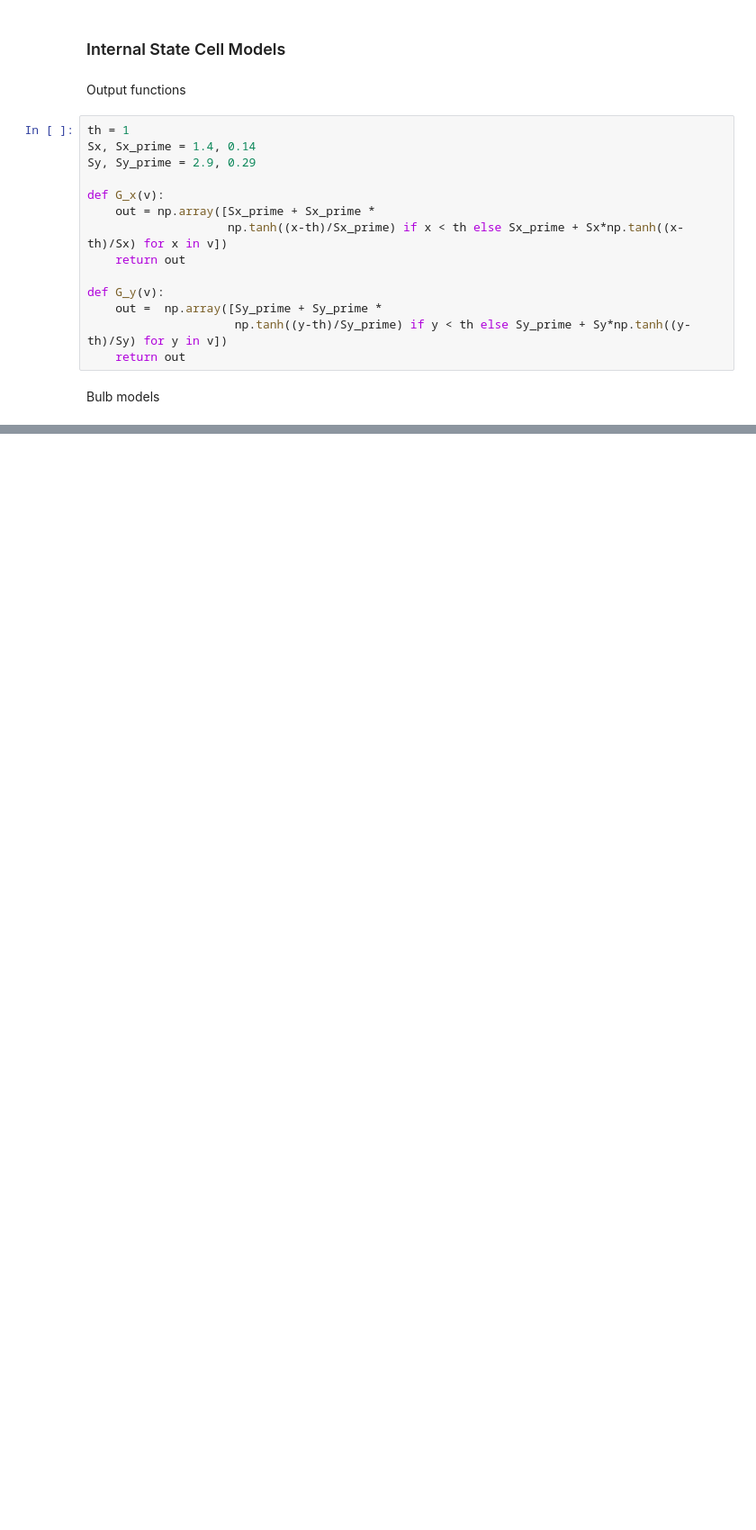
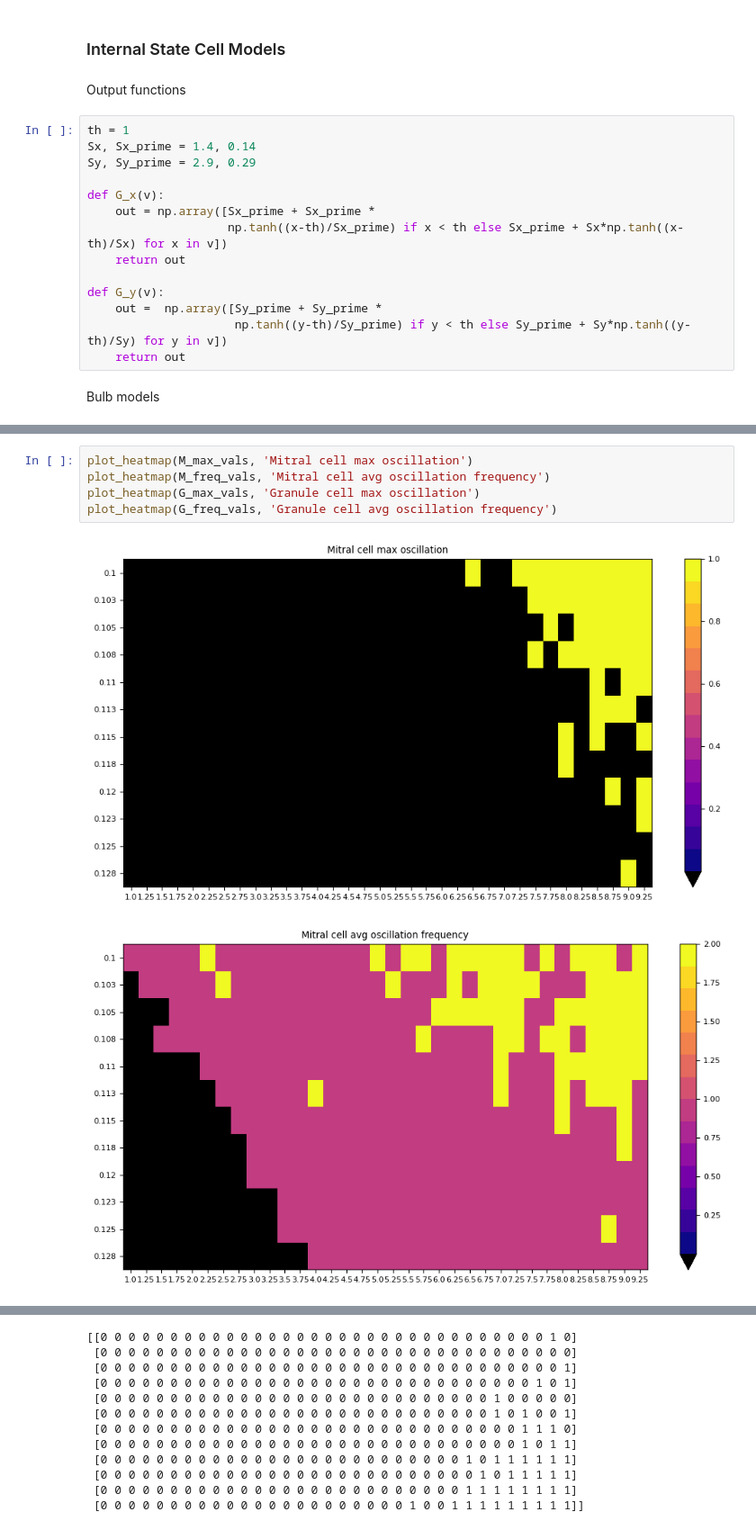
Before and after one commit to jhsieh731/23_research, a Jupyter notebook: 1989_Li.ipynb, the cells around one changed output, grey strips where cells are left out. Shown at 90% size. Cells and saved outputs as stored; diff of their text form; blank space fills up the shorter version.

```diff
--- a/1989_Li.ipynb
+++ b/1989_Li.ipynb
@@ -215,0 +312,8 @@ plt.plot(generate_xy(8, 0.13)[0])
+# %%
+plot_heatmap(M_max_vals, 'Mitral cell max oscillation')
+plot_heatmap(M_freq_vals, 'Mitral cell avg oscillation frequency')
+plot_heatmap(G_max_vals, 'Granule cell max oscillation')
+plot_heatmap(G_freq_vals, 'Granule cell avg oscillation frequency')
+# %% [output]
+[figure, added]
+[figure, added]
@@ -215,0 +322,12 @@ plt.plot(generate_xy(8, 0.13)[0])
+[[0 0 0 0 0 0 0 0 0 0 0 0 0 0 0 0 0 0 0 0 0 0 0 0 0 0 0 0 0 0 0 0 1 0]
+ [0 0 0 0 0 0 0 0 0 0 0 0 0 0 0 0 0 0 0 0 0 0 0 0 0 0 0 0 0 0 0 0 0 0]
+ [0 0 0 0 0 0 0 0 0 0 0 0 0 0 0 0 0 0 0 0 0 0 0 0 0 0 0 0 0 0 0 0 0 1]
+ [0 0 0 0 0 0 0 0 0 0 0 0 0 0 0 0 0 0 0 0 0 0 0 0 0 0 0 0 0 0 0 1 0 1]
+ [0 0 0 0 0 0 0 0 0 0 0 0 0 0 0 0 0 0 0 0 0 0 0 0 0 0 0 0 1 0 0 0 0 0]
+ [0 0 0 0 0 0 0 0 0 0 0 0 0 0 0 0 0 0 0 0 0 0 0 0 0 0 0 0 1 0 1 0 0 1]
+ [0 0 0 0 0 0 0 0 0 0 0 0 0 0 0 0 0 0 0 0 0 0 0 0 0 0 0 0 0 0 1 1 1 0]
+ [0 0 0 0 0 0 0 0 0 0 0 0 0 0 0 0 0 0 0 0 0 0 0 0 0 0 0 0 0 0 1 0 1 1]
+ [0 0 0 0 0 0 0 0 0 0 0 0 0 0 0 0 0 0 0 0 0 0 0 0 0 0 1 0 1 1 1 1 1 1]
+ [0 0 0 0 0 0 0 0 0 0 0 0 0 0 0 0 0 0 0 0 0 0 0 0 0 0 0 1 0 1 1 1 1 1]
+ [0 0 0 0 0 0 0 0 0 0 0 0 0 0 0 0 0 0 0 0 0 0 0 0 0 0 1 1 1 1 1 1 1 1]
+ [0 0 0 0 0 0 0 0 0 0 0 0 0 0 0 0 0 0 0 0 0 0 1 0 0 1 1 1 1 1 1 1 1 1]]
```
Also changed, not shown: parts of 20 cells of this notebook.
